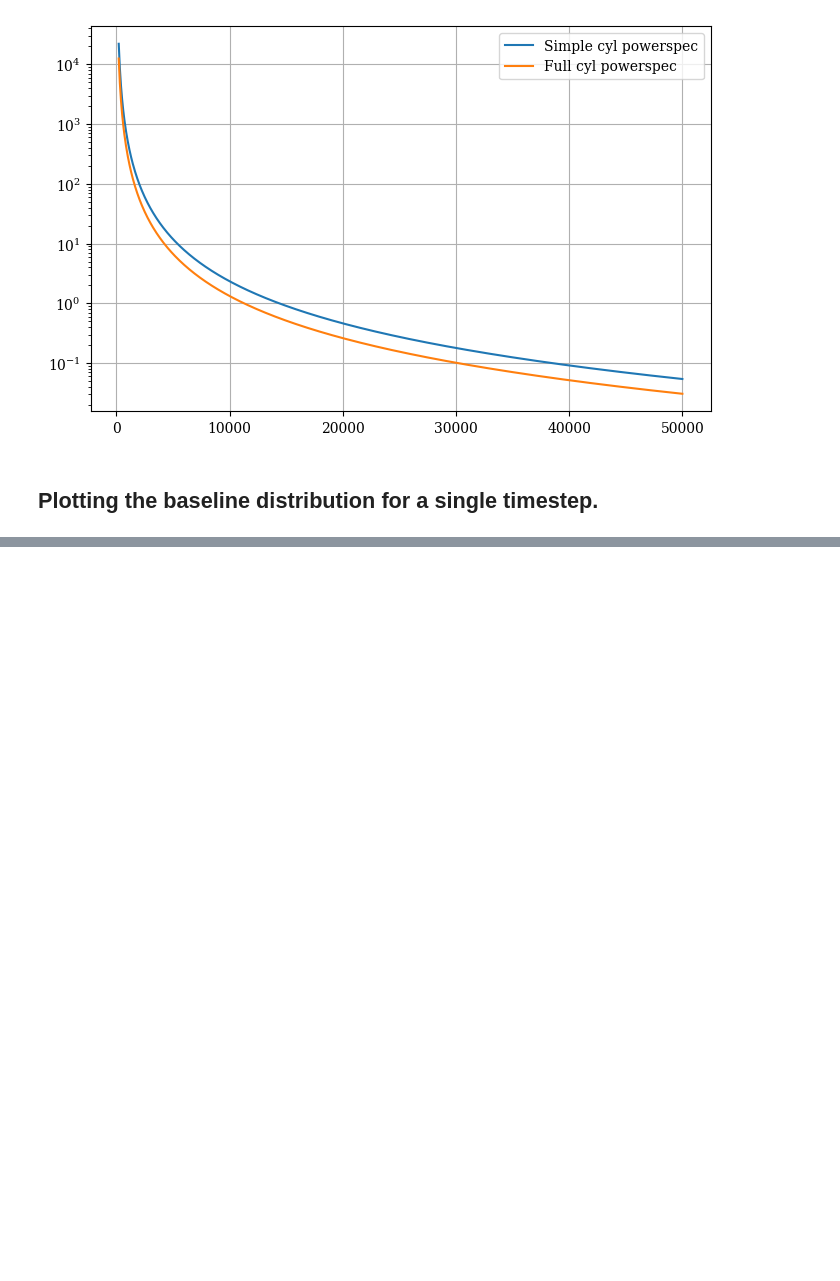
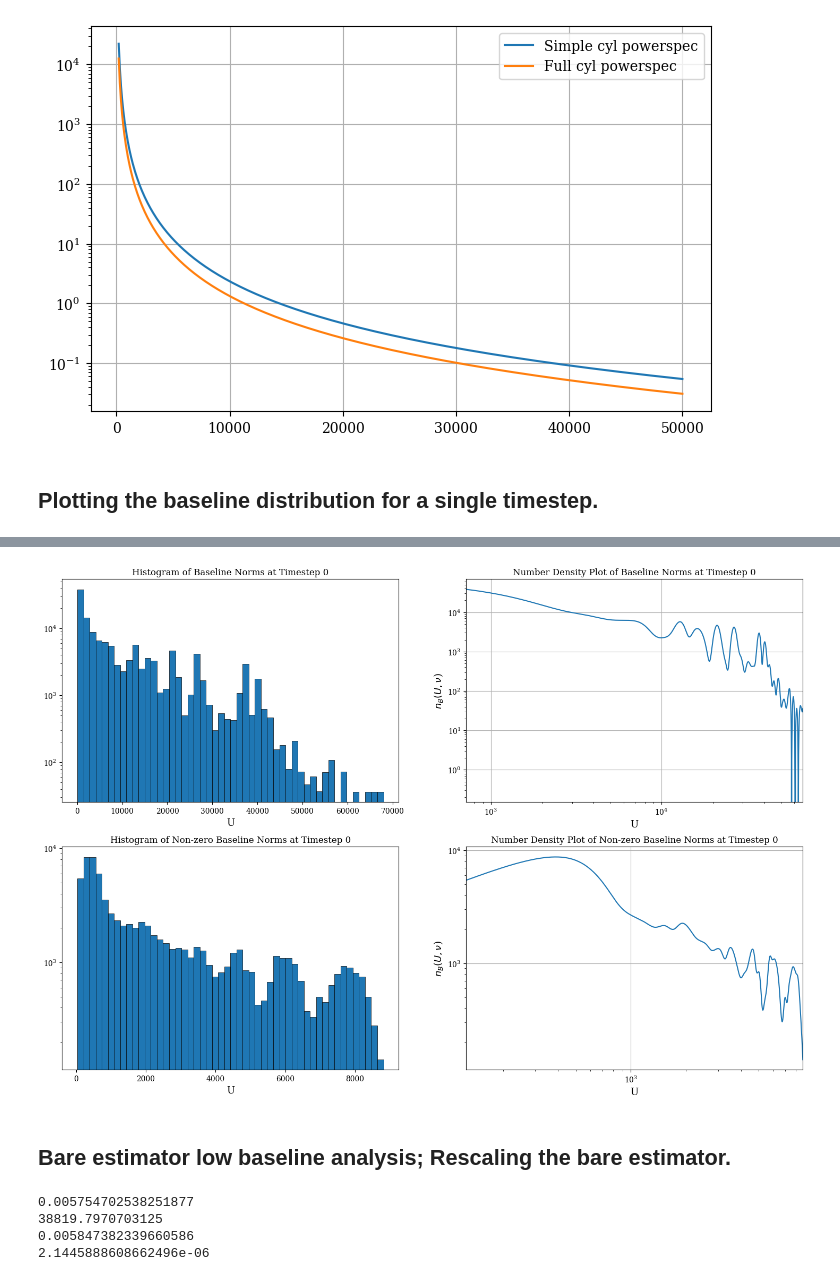
Before and after one commit to vitraj/visest, a Jupyter notebook: Misc_tests_notebook.ipynb, the cells around one changed output, grey strips where cells are left out. Saved outputs shown, nothing was run; the diff lists cells and outputs as text; code cells hidden in the pictures; blank space fills up the shorter version.

```diff
--- a/Misc_tests_notebook.ipynb
+++ b/Misc_tests_notebook.ipynb
@@ -837,3 +839,9 @@ bls = all_bls[timestep * timestep_len : (timestep + 1) * timestep_len]
 # %%
 # Compute the norm of each baseline vector
 norms = np.linalg.norm(bls, axis=1)
+
+# Filtering baselines with zero visibility
+non_zero_indices = np.where(vis != 0)[0]
+bls_nonzero = bls[non_zero_indices]
+# Compute the norm of the non-zero baseline vectors
+norms_nonzero = np.linalg.norm(bls_nonzero, axis=1)
@@ -973,0 +848,57 @@ if __name__ == "__main__":
+# %%
+from scipy.interpolate import make_interp_spline
+
+# Create the plot using subplots
+fig, axs = plt.subplots(2, 2, figsize=(18, 12))
+
+axs[0,0].hist(norms, bins=50, edgecolor='black', linewidth= 0.5)
+axs[0,0].set_xlabel('U', fontsize= 13)
+axs[0,0].set_yscale('log')
+axs[0,0].set_title('Histogram of Baseline Norms at Timestep {}'.format(timestep))
+
+# Compute the histogram for all baseline vectors
+num_bins = 50
+counts, bin_edges = np.histogram(norms, bins=num_bins)
+# Calculate the bin midpoints and the interpolated curve
+bin_midpoints = (bin_edges[:-1] + bin_edges[1:]) / 2
+spline = make_interp_spline(bin_midpoints, counts, k=3)
+x_smooth = np.linspace(bin_midpoints.min(), bin_midpoints.max(), 500)
+y_smooth = spline(x_smooth)
+
+axs[0,1].plot(x_smooth, y_smooth)
+axs[0,1].set_xlabel('U', fontsize= 13)
+axs[0,1].set_ylabel(r'$n_B(U, \nu$)', fontsize= 13)
+axs[0,1].set_xscale('log')
+axs[0,1].set_yscale('log')
+axs[0,1].grid()
+axs[0,1].set_xlim([x_smooth.min(), x_smooth.max()])
+axs[0,1].set_title('Number Density Plot of Baseline Norms at Timestep {}'.format(timestep))
+
+axs[1,0].hist(norms_nonzero, bins=50, edgecolor='black', linewidth= 0.5)
+axs[1,0].set_xlabel('U', fontsize= 13)
+axs[1,0].set_yscale('log')
+axs[1,0].set_title('Histogram of Non-zero Baseline Norms at Timestep {}'.format(timestep))
+
+# Compute the histogram for all baseline vectors
+counts_nonzero, bin_edges_nonzero = np.histogram(norms_nonzero, bins=num_bins)
+# Calculate the bin midpoints and the interpolated curve
+bin_midpoints_nonzero = (bin_edges_nonzero[:-1] + bin_edges_nonzero[1:]) / 2
+spline = make_interp_spline(bin_midpoints_nonzero, counts_nonzero, k=3)
+x_smooth_nonzero = np.linspace(bin_midpoints_nonzero.min(), bin_midpoints_nonzero.max(), 500)
+y_smooth_nonzero = spline(x_smooth_nonzero)
+
+axs[1,1].plot(x_smooth_nonzero, y_smooth_nonzero)
+axs[1,1].set_xlabel('U', fontsize= 13)
+axs[1,1].set_ylabel(r'$n_B(U, \nu$)', fontsize= 13)
+axs[1,1].set_xscale('log')
+axs[1,1].set_yscale('log')
+axs[1,1].grid()
+axs[1,1].set_xlim([x_smooth_nonzero.min(), x_smooth_nonzero.max()])
+axs[1,1].set_title('Number Density Plot of Non-zero Baseline Norms at Timestep {}'.format(timestep))
+
+# Show the plot
+plt.show()
+# %% [output]
+[figure, added]
+# %% [markdown]
+## __Bare estimator low baseline analysis; Rescaling the bare estimator.__
@@ -973,0 +919,10 @@ if __name__ == "__main__":
+# %%
+print(bare_estimator_avg[25])
+print(bare_estimator_avg[0])
+print(5.13 * 1e-4 * (1000 / ell_mean_avg[0]) ** 2.34)
+print(5.13 * 1e-4 * (1000 / ell_mean_avg[25]) ** 2.34)
+# %% [output]
+0.005754702538251877
+38819.7970703125
+0.005847382339660586
+2.1445888608662496e-06
```
Also changed, not shown: parts of 5 cells of this notebook, 4 other files.
